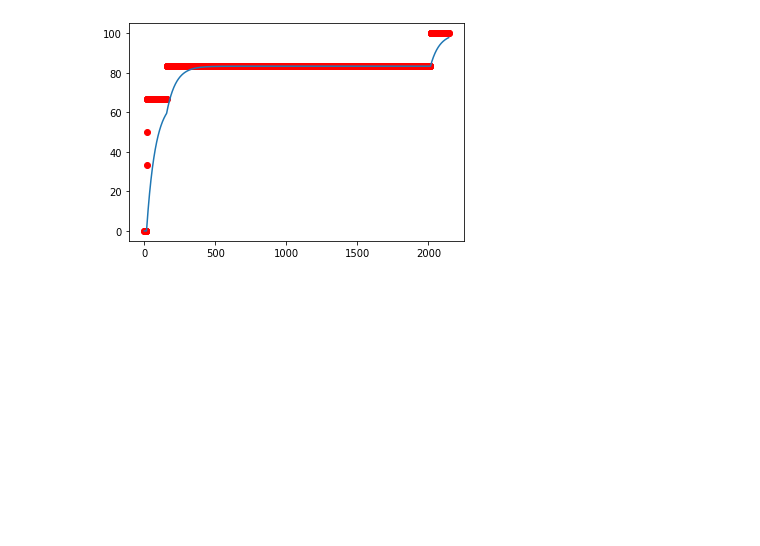
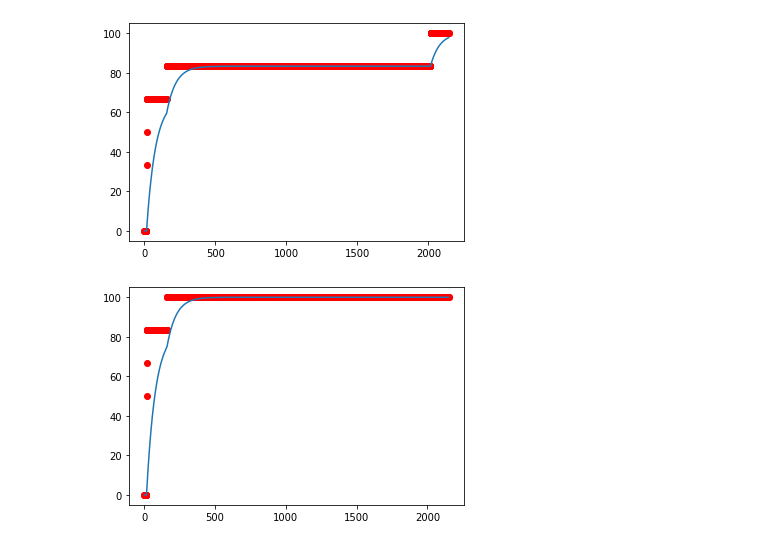
Before and after one commit to LeandroMoura3/neoprog, a Jupyter notebook: weibull_sfam.ipynb, the cells around one changed output. Saved outputs shown, nothing was run; the diff lists cells and outputs as text; code cells hidden in the pictures; blank space fills up the shorter version.

```diff
--- a/weibull_sfam.ipynb
+++ b/weibull_sfam.ipynb
@@ -1010,6 +1138,15 @@ sfam['MaxAbs_Zoom_HOrder'].predict_nasa(lambda x: datasets['test'][x]['MaxAbs_Zo
 # study = optuna.create_study(direction='maximize')
 # study.optimize(objective, n_trials=100)
 # print(study.best_trial.params)
+# %%
+order = 6
+sfam['MaxAbs_Zoom_HOrder'] = SFAM(input_size=order * 3, alpha = 1.706915146560203e-11, rho = 1.9858072835258157e-15, beta = 6.885308818236919e-13, epsilon = 6.226374702800287e-13, uncommited_value = 0.4122217880215322)
+
+sfam['MaxAbs_Zoom_HOrder'].train_nasa(lambda x: datasets['train'][x]['ufrf']['MaxAbs_Cliped']['data'], 392, order)
+sfam['MaxAbs_Zoom_HOrder'].predict_nasa(lambda x: datasets['test'][x]['MaxAbs_Cliped']['data'], -1, order)
+sfam['MaxAbs_Zoom_HOrder'].prune()
+# %% [output]
+[figure, added]
 # %%
 # import optuna
 
```
Also changed, not shown: parts of 94 cells of this notebook, 1 other file.
